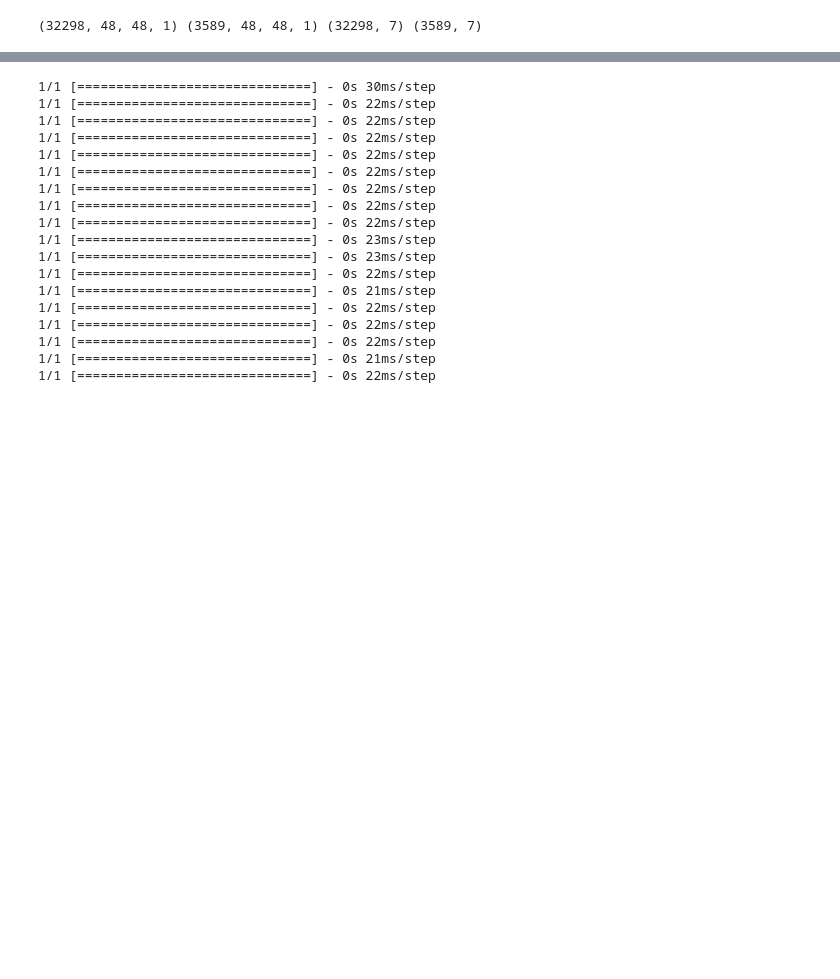
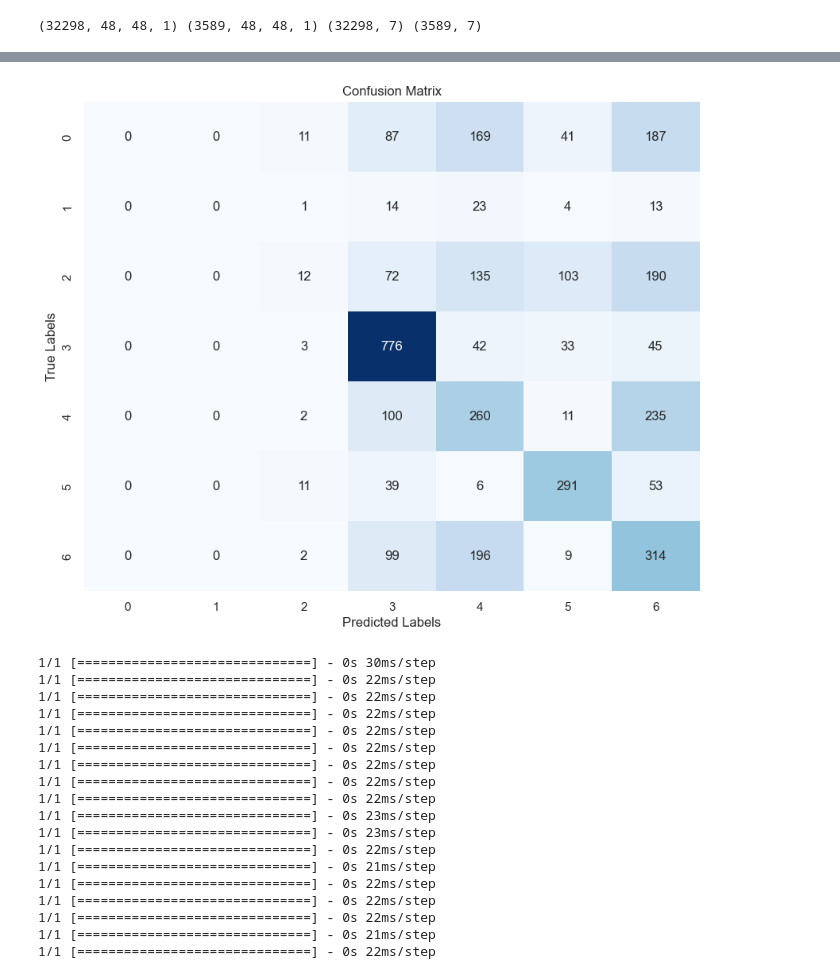
Before and after one commit to cigarponce/Deep_Learning_Class, a Jupyter notebook: main_project/experiment5_trial3.ipynb, the cells around one changed output, grey strips where cells are left out. Drawn from its saved outputs; the diff is of its cells as text; code cells hidden in the pictures; blank space fills up the shorter version.

```diff
--- a/main_project/experiment5_trial3.ipynb
+++ b/main_project/experiment5_trial3.ipynb
@@ -333,0 +336,22 @@ yhat_valid = np.argmax(yhat_valid_prob, axis=1)
+# %%
+import numpy as np
+import seaborn as sns
+import matplotlib.pyplot as plt
+from sklearn.metrics import confusion_matrix
+
+# Assuming you have predictions for the test set
+y_pred = model.predict(X_valid_processed)
+y_pred_classes = np.argmax(y_pred, axis=1)
+y_true = np.argmax(y_valid, axis=1)  # Assuming y_test is one-hot encoded
+
+# Create confusion matrix
+conf_mat = confusion_matrix(y_true, y_pred_classes)
+
+# Plot confusion matrix
+plt.figure(figsize=(10, 8))
+sns.heatmap(conf_mat, annot=True, fmt='d', cmap='Blues', cbar=False)
+plt.title('Confusion Matrix')
+plt.xlabel('Predicted Labels')
+plt.ylabel('True Labels')
+plt.show()
+# %% [output]
@@ -334,3 +359,4 @@ yhat_valid = np.argmax(yhat_valid_prob, axis=1)
+[figure, added]
 # %%
 from keras.models import Model
 from keras.layers import Flatten, Dense, Dropout
```
Also changed, not shown: parts of 7 cells of this notebook, 19 other files.
